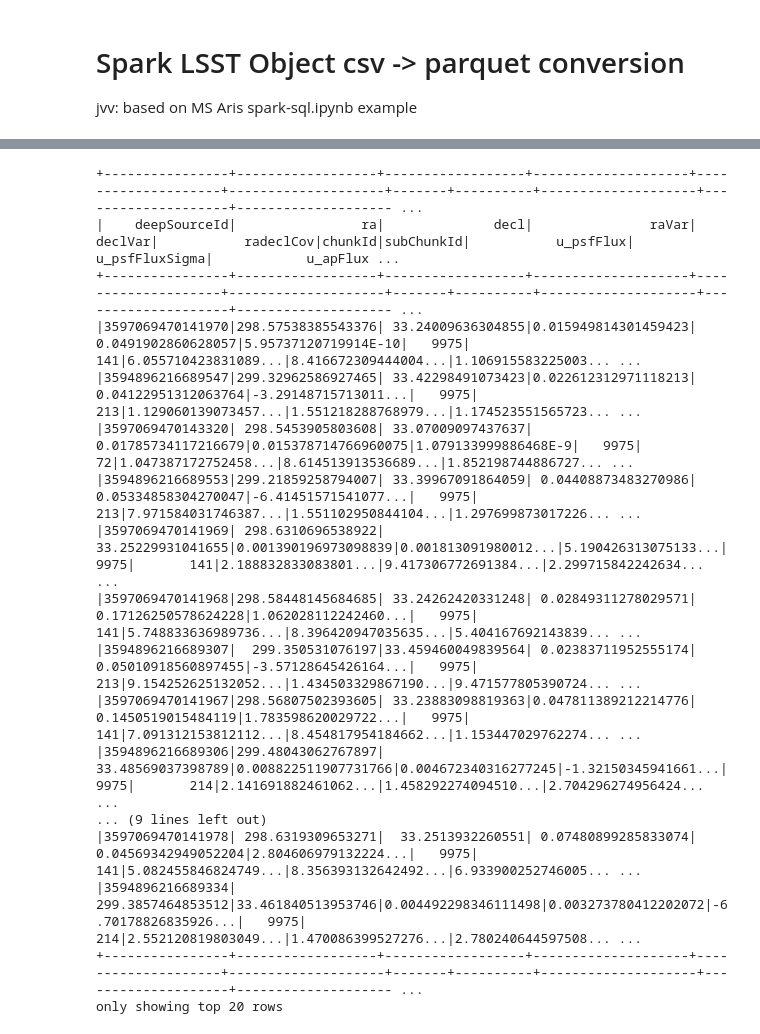
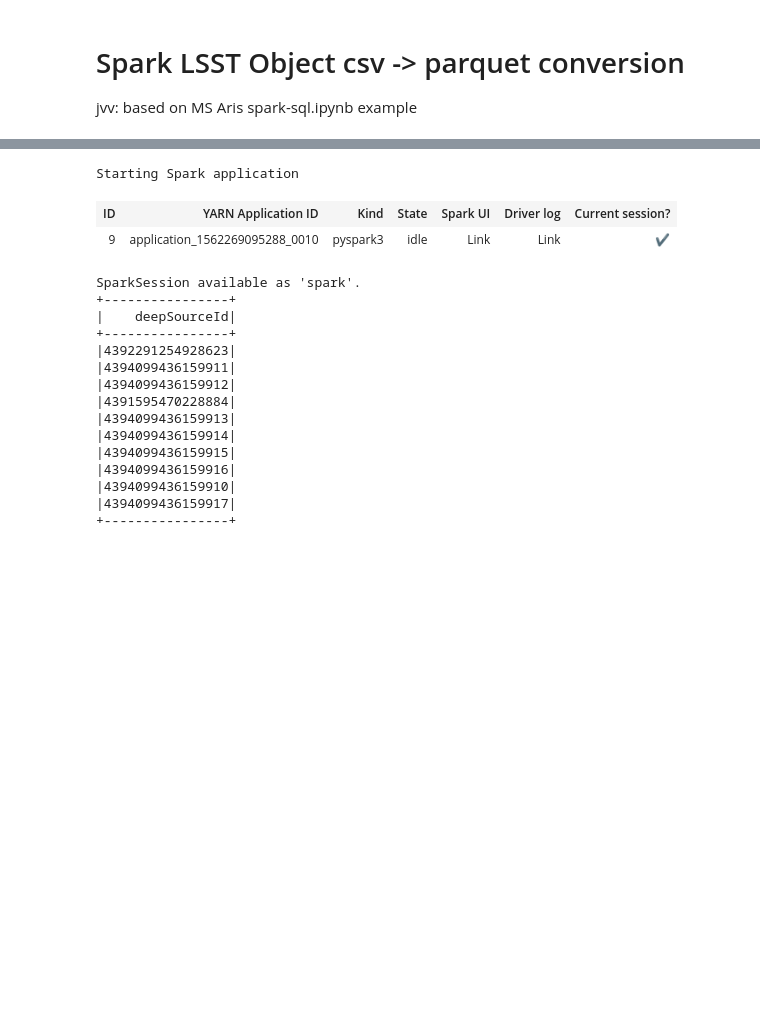
Before and after one commit to idies/jhu-lsst, a Jupyter notebook: Aris/ingest/object-csv-to-parquet.ipynb, the cells around one changed output, grey strips where cells are left out. Saved outputs shown, nothing was run; the diff lists cells and outputs as text; code cells hidden in the pictures; blank space fills up the shorter version.

```diff
--- a/Aris/ingest/object-csv-to-parquet.ipynb
+++ b/Aris/ingest/object-csv-to-parquet.ipynb
@@ -248,4 +253,6 @@ customSchema= StructType([
 # %%
+#print(customSchema)
+
 #df1 = spark.read.load('/LSST/Source/csv/', format="csv", sep=';', schema=customSchema, header="true")
 #df1 = spark.read.load('/LSST/Source/csv/Source_8945.csv', format="csv", sep=';' , schema=customSchema)
 #df1 = spark.read.load('/LSST/Source/csv/Source_8945.csv', format="csv", sep=';', inferSchema="true", header="true")
@@ -255,7 +262,10 @@ customSchema= StructType([
 #df1 = spark.read.load('/LSST/jvv/Source_9659_id-chunkid-coord_ra.csv', format="csv", sep=',', schema=customSchema)
 #df1 = spark.read.load('/LSST/jvv/csv/Source', format="csv", sep=',', schema=customSchema)
 #df1 = spark.read.load('/LSST/jvv/test', format="csv", sep=',', schema=customSchema)
-df1 = spark.read.load('/LSST/sue/csv/Object', format="csv", sep=',', schema=customSchema)
+#df1 = spark.read.load('/LSST/sue/csv/Object', format="csv", sep=',', schema=customSchema)
+df1 = spark.read.load('/LSST/csv/Object', format="csv", sep=',', schema=customSchema)
+
+
 
 # Aris sample, not identical to Meet's:
 '''
@@ -294,34 +307,35 @@ df1.write.format("parquet").mode("overwrite").saveAsTable("Object")
 df1.printSchema()
 # %%
 # Execute Spark SQL commands
-sqlDF = spark.sql("SELECT * FROM Object LIMIT 100")
+sqlDF = spark.sql("SELECT deepSourceId FROM Object LIMIT 10")
 #sqlDF = spark.sql("SELECT distinct(flags_badcentroid) FROM Sourcehive")
 sqlDF.show()
 
 #sqlDF = spark.sql("SELECT wcs_user_sk, COUNT(*)\
 #                     FROM web_clickstreams\
 #                    WHERE wcs_user_sk IS NOT NULL\
 #                   GROUP BY wcs_user_sk\
 #                   ORDER BY COUNT(*) DESC LIMIT 100")
 #sqlDF.show()
 # %% [output]
-+----------------+------------------+------------------+--------------------+--------------------+--------------------+-------+----------+--------------------+--------------------+-------------------- ...
-|    deepSourceId|                ra|              decl|               raVar|             declVar|           radeclCov|chunkId|subChunkId|           u_psfFlux|      u_psfFluxSigma|            u_apFlux ...
-+----------------+------------------+------------------+--------------------+--------------------+--------------------+-------+----------+--------------------+--------------------+-------------------- ...
-|3597069470141970|298.57538385543376| 33.24009636304855|0.015949814301459423|  0.0491902860628057|5.95737120719914E-10|   9975|       141|6.055710423831089...|8.416672309444004...|1.106915583225003... ...
-|3594896216689547|299.32962586927465| 33.42298491073423|0.022612312971118213| 0.04122951312063764|-3.29148715713011...|   9975|       213|1.129060139073457...|1.551218288768979...|1.174523551565723... ...
-|3597069470143320| 298.5453905803608| 33.07009097437637| 0.01785734117216679|0.015378714766960075|1.079133999886468E-9|   9975|        72|1.047387172752458...|8.614513913536689...|1.852198744886727... ...
-|3594896216689553|299.21859258794007| 33.39967091864059| 0.04408873483270986| 0.05334858304270047|-6.41451571541077...|   9975|       213|7.971584031746387...|1.551102950844104...|1.297699873017226... ...
-|3597069470141969| 298.6310696538922| 33.25229931041655|0.001390196973098839|0.001813091980012...|5.190426313075133...|   9975|       141|2.188832833083801...|9.417306772691384...|2.299715842242634... ...
-|3597069470141968|298.58448145684685| 33.24262420331248| 0.02849311278029571| 0.17126250578624228|1.062028112242460...|   9975|       141|5.748833636989736...|8.396420947035635...|5.404167692143839... ...
-|3594896216689307|  299.350531076197|33.459460049839564| 0.02383711952555174| 0.05010918560897455|-3.57128645426164...|   9975|       213|9.154252625132052...|1.434503329867190...|9.471577805390724... ...
-|3597069470141967|298.56807502393605| 33.23883098819363|0.047811389212214776|  0.1450519015484119|1.783598620029722...|   9975|       141|7.091312153812112...|8.454817954184662...|1.153447029762274... ...
-|3594896216689306|299.48043062767897| 33.48569037398789|0.008822511907731766|0.004672340316277245|-1.32150345941661...|   9975|       214|2.141691882461062...|1.458292274094510...|2.704296274956424... ...
-... (9 lines left out)
-|3597069470141978| 298.6319309653271|  33.2513932260551| 0.07480899285833074| 0.04569342949052204|2.804606979132224...|   9975|       141|5.082455846824749...|8.356393132642492...|6.933900252746005... ...
-|3594896216689334| 299.3857464853512|33.461840513953746|0.004492298346111498|0.003273780412202072|-6.70178826835926...|   9975|       214|2.552120819803049...|1.470086399527276...|2.780240644597508... ...
-+----------------+------------------+------------------+--------------------+--------------------+--------------------+-------+----------+--------------------+--------------------+-------------------- ...
-only showing top 20 rows
+Starting Spark application
+| ID | YARN Application ID | Kind | State | Spark UI | Driver log | Current session? |
+| 9 | application_1562269095288_0010 | pyspark3 | idle | Link | Link | ✔ |
+SparkSession available as 'spark'.
++----------------+
+|    deepSourceId|
++----------------+
+|4392291254928623|
+|4394099436159911|
+|4394099436159912|
+|4391595470228884|
+|4394099436159913|
+|4394099436159914|
+|4394099436159915|
+|4394099436159916|
+|4394099436159910|
+|4394099436159917|
++----------------+
 # %%
 import pyspark
 
```
Also changed, not shown: parts of 3 cells of this notebook, 1 other file.
